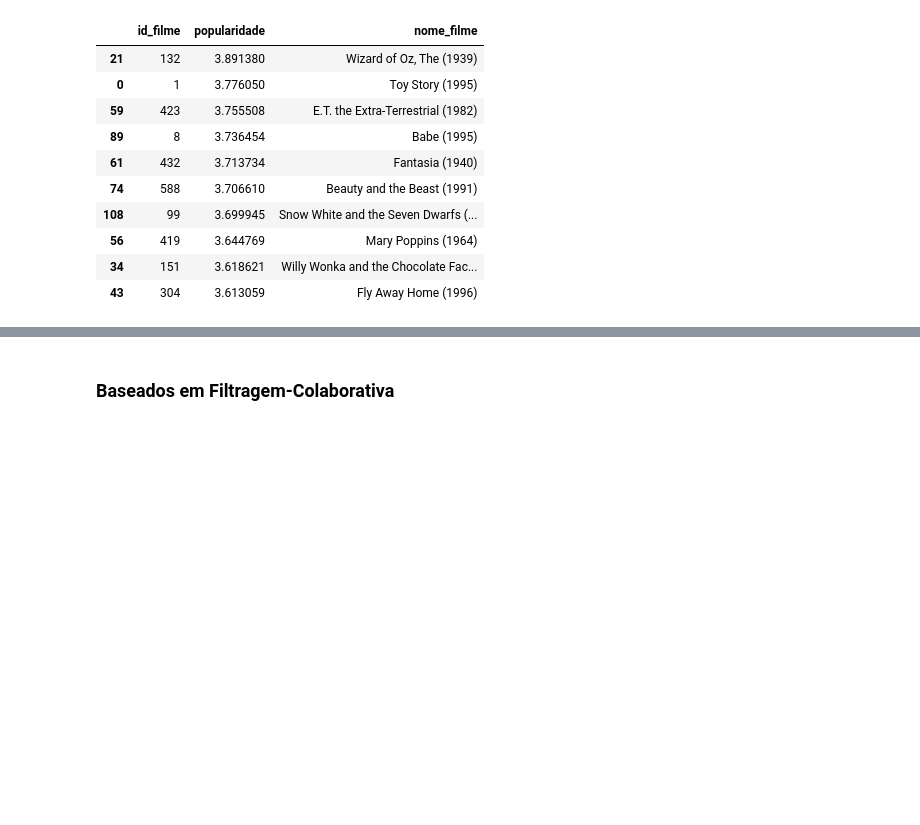
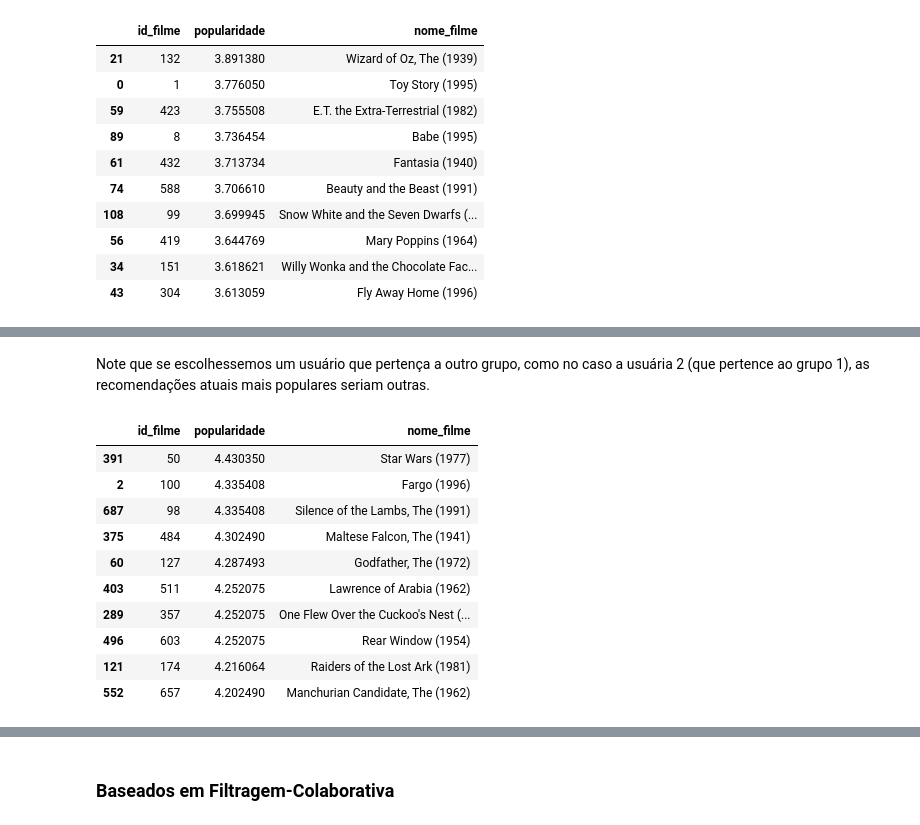
Before and after one commit to aravinii/SystemRecomendation, a Jupyter notebook: iris.ipynb, the cells around one changed output, grey strips where cells are left out. Cells and saved outputs as stored; diff of their text form; code cells hidden in the pictures; blank space fills up the shorter version.

```diff
--- a/iris.ipynb
+++ b/iris.ipynb
@@ -619,7 +609,7 @@ df_resultado_popularidade.merge(df_item[['id_filme','nome_filme']], left_on='id_
 # %% [markdown]
 Também pode ser interessante análisar esta métrica de popularidade seguindo algum critério de período. Ou seja, pegar "o que está bombando nos ultimos tempos",e não na base de dados toda sem nenhum critério de busca. A netflix reconhecidamente faz este tipo de abordagem. Vamos ajustar a função definida acima então, acrescentando este parâmetro de período de tempo.
 # %%
-def current_wr_imdb(dataframe, nome_coluna_avaliacoes, nome_coluna_id_filme, percentil_minimo_avaliacoes, periodo_maximo_considerado, nome_coluna_data_avaliacao):
+def current_wr_imdb(dataframe, nome_coluna_avaliacoes='avaliacao', nome_coluna_id_filme='id_filme', percentil_minimo_avaliacoes=0.9, periodo_maximo_considerado=30, nome_coluna_data_avaliacao='data_avaliacao'):
     """
     Função que executa a métrica de média ponderada definida pela IMDB, mas apenas para as avaliações feitas no período de tempo passado como parâmetro.
 
@@ -729,0 +871,17 @@ current_wr_imdb(search_theme(df, df_item, "tema_criancas"), 'avaliacao', 'id_fil
+# %% [markdown]
+Note que se escolhessemos um usuário que pertença a outro grupo, como no caso a usuária 2 (que pertence ao grupo 1), as recomendações atuais mais populares seriam outras.
+# %%
+df_resultado_popularidade_atual = current_wr_imdb(get_recommendations_clusterized(2, df_usuarios, df))
+df_resultado_popularidade_atual.merge(df_item[['id_filme','nome_filme']], left_on='id_filme', right_on='id_filme', how='left').sort_values(by='popularidade', ascending=False).head(10)
+# %% [output]
+|  | id_filme | popularidade | nome_filme |
+| 391 | 50 | 4.430350 | Star Wars (1977) |
+| 2 | 100 | 4.335408 | Fargo (1996) |
+| 687 | 98 | 4.335408 | Silence of the Lambs, The (1991) |
+| 375 | 484 | 4.302490 | Maltese Falcon, The (1941) |
+| 60 | 127 | 4.287493 | Godfather, The (1972) |
+| 403 | 511 | 4.252075 | Lawrence of Arabia (1962) |
+| 289 | 357 | 4.252075 | One Flew Over the Cuckoo's Nest (... |
+| 496 | 603 | 4.252075 | Rear Window (1954) |
+| 121 | 174 | 4.216064 | Raiders of the Lost Ark (1981) |
+| 552 | 657 | 4.202490 | Manchurian Candidate, The (1962) |
```
Also changed, not shown: parts of 36 cells of this notebook.
